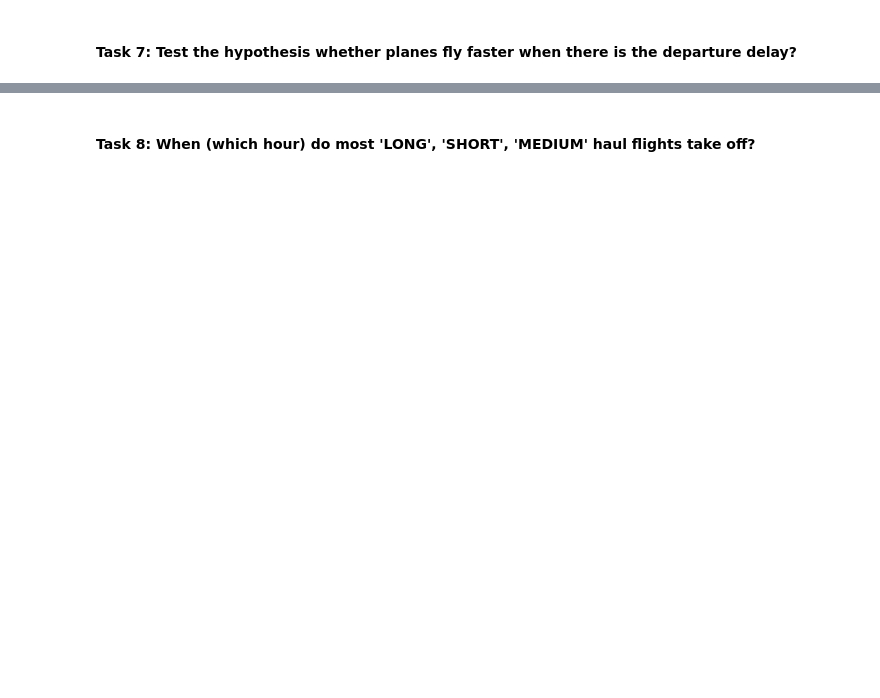
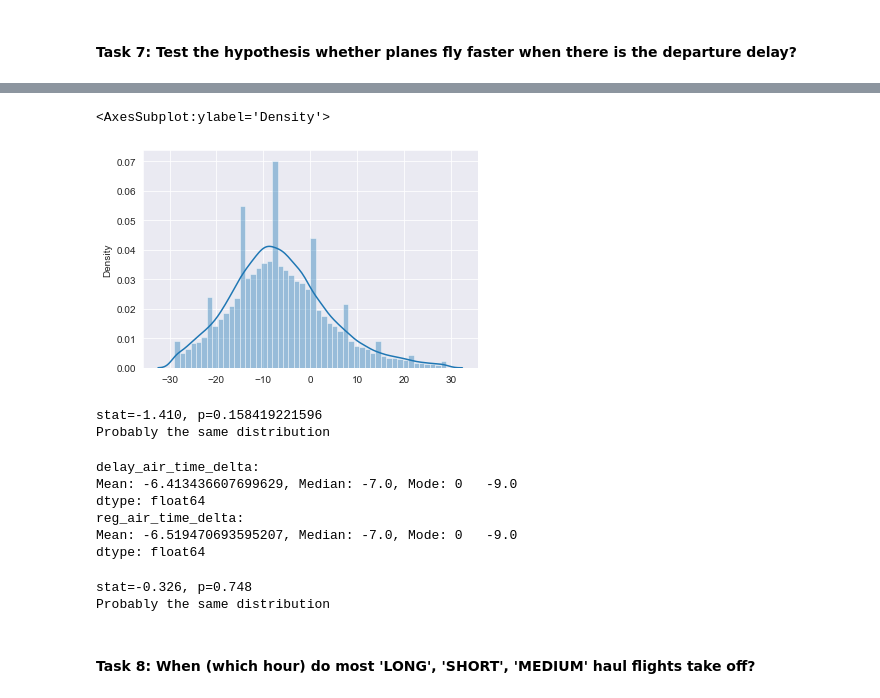
Before and after one commit to georgi3/flight_delay_predictions, a Jupyter notebook: george/exploratory_analysis.ipynb, the cells around one changed output, grey strips where cells are left out. Cells and saved outputs as stored; diff of their text form; code cells hidden in the pictures; blank space fills up the shorter version.

```diff
--- a/george/exploratory_analysis.ipynb
+++ b/george/exploratory_analysis.ipynb
@@ -149,2 +372,41 @@ json_normalize(file, record_path='2018', meta=['1'])
+# %%
+sns.distplot(reg_air_time_delta)
+# %% [output]
+<AxesSubplot:ylabel='Density'>
+[figure, added]
+# %%
+stat, p = stats.ttest_ind(reg_air_time_delta, delay_air_time_delta)
+print(f'stat={stat:.3f}, p={p:.12f}')
+if p > 0.05:
+    print('Probably the same distribution')
+else:
+    print('Probably different distributions')
+# %% [output]
+stat=-1.410, p=0.158419221596
+Probably the same distribution
+# %%
+print(f'delay_air_time_delta: \nMean: {delay_air_time_delta.mean()}, Median: {delay_air_time_delta.median()}, Mode: {delay_air_time_delta.mode()}')
+print(f'reg_air_time_delta: \nMean: {reg_air_time_delta.mean()}, Median: {reg_air_time_delta.median()}, Mode: {reg_air_time_delta.mode()}')
+# %% [output]
+delay_air_time_delta:
+Mean: -6.413436607699629, Median: -7.0, Mode: 0   -9.0
+dtype: float64
+reg_air_time_delta:
+Mean: -6.519470693595207, Median: -7.0, Mode: 0   -9.0
+dtype: float64
+# %%
+# Example of the Student's t-test
+from scipy.stats import ttest_ind
+data1 = [0.873, 2.817, 0.121, -0.945, -0.055, -1.436, 0.360, -1.478, -1.637, -1.869]
+data2 = [1.142, -0.432, -0.938, -0.729, -0.846, -0.157, 0.500, 1.183, -1.075, -0.169]
+stat, p = ttest_ind(data1, data2)
+print('stat=%.3f, p=%.3f' % (stat, p))
+if p > 0.05:
+    print('Probably the same distribution')
+else:
+    print('Probably different distributions')
+# %% [output]
+stat=-0.326, p=0.748
+Probably the same distribution
 # %% [markdown]
 #### **Task 8**: When (which hour) do most 'LONG', 'SHORT', 'MEDIUM' haul flights take off?
```
Also changed, not shown: parts of 42 cells of this notebook.
